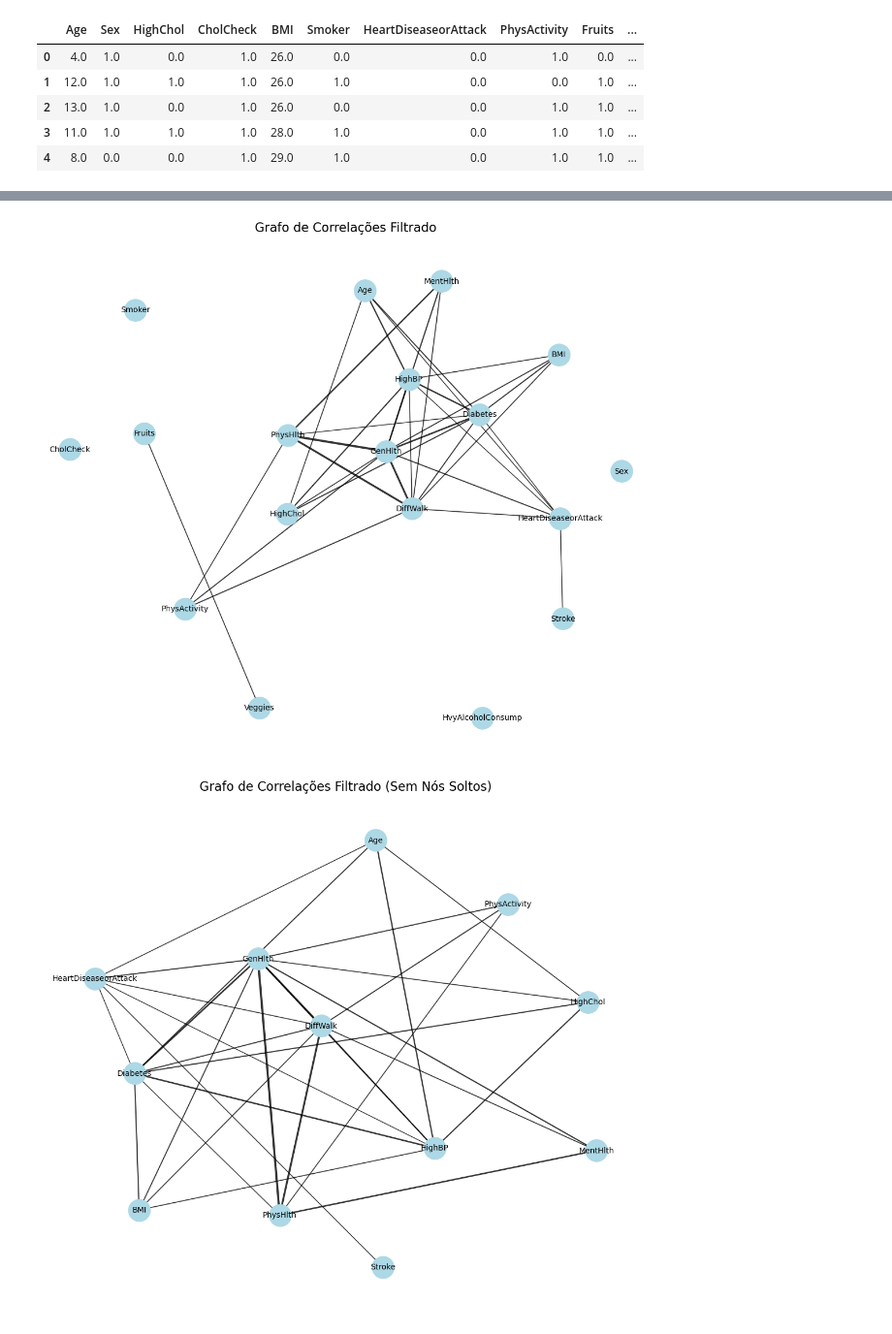
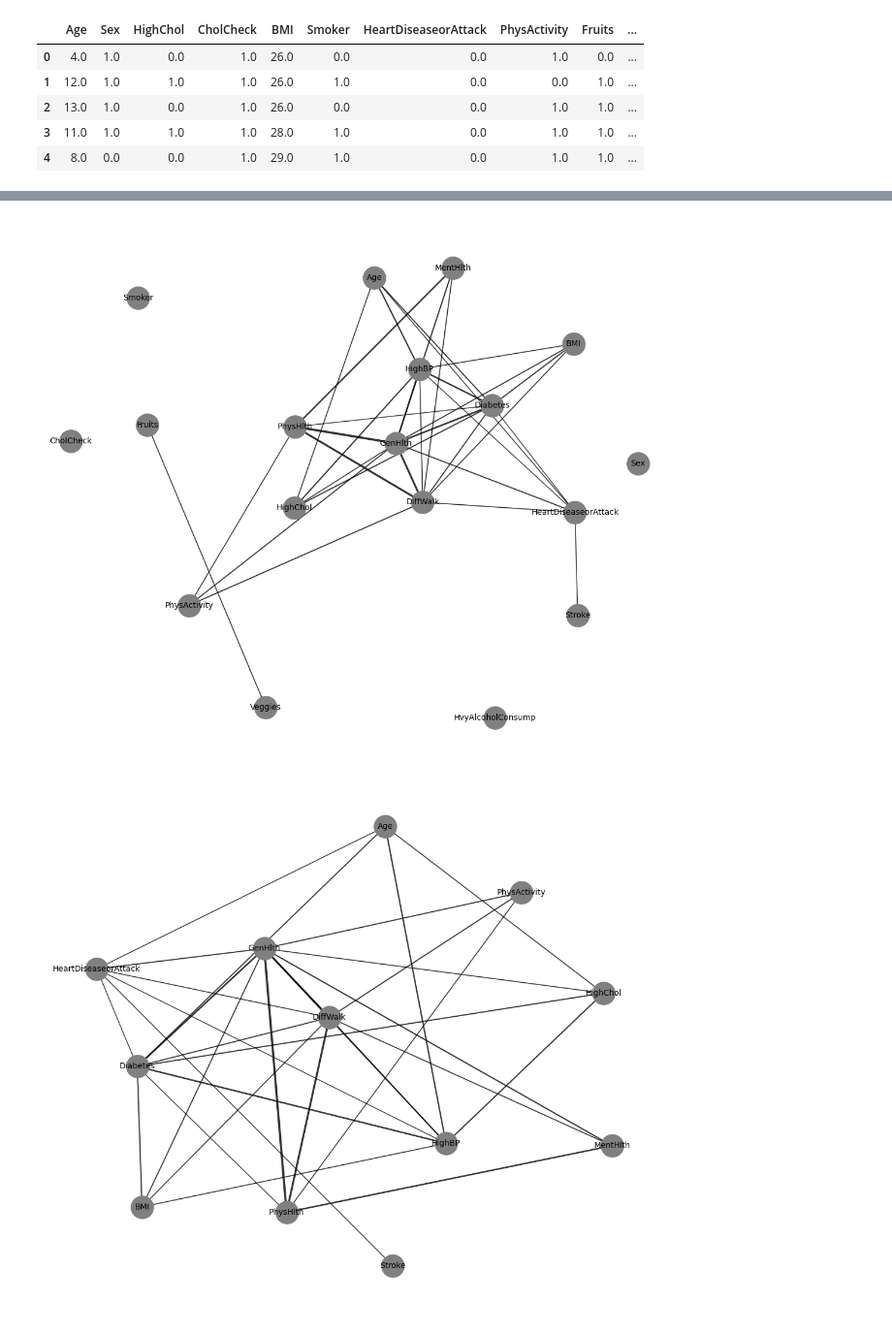
Before and after one commit to EduardoGrillo/Correlacao_De_Matriz, a Jupyter notebook: diabetes.ipynb, the cells around one changed output, grey strips where cells are left out. Shown at 97% size. Drawn from its saved outputs; the diff is of its cells as text; code cells hidden in the pictures.

```diff
--- a/diabetes.ipynb
+++ b/diabetes.ipynb
@@ -5,7 +5,7 @@ import networkx as nx
 import seaborn as sns
 import matplotlib.pyplot as plt
 
-csv_file = "/home/eduardo/Área de trabalho/Trabalho_Final/diabetes_data.csv"
+csv_file = "/home/eduardo/Área de trabalho/Trabalho_Final/data/diabetes_data.csv"
 data = pd.read_csv(csv_file)
 data.head()
 # %% [output]
@@ -82,7 +81,7 @@ nx.draw_networkx_edges(
     alpha=0.8
 )
 
-nx.draw_networkx_nodes(graph, pos, node_size=800, node_color="lightblue")
+nx.draw_networkx_nodes(graph, pos, node_size=800, node_color="gray")
 
 labels = {node: node for node in graph.nodes()}
 nx.draw_networkx_labels(
@@ -90,37 +89,35 @@ nx.draw_networkx_labels(
 )
 
 plt.axis("off")
-plt.title("Grafo de Correlações Filtrado", fontsize=16)
 plt.show()
 # %% [output]
-[figure, old version]
+[figure, new version]
 # %%
 isolated_nodes = list(nx.isolates(graph))
 
 graph.remove_nodes_from(isolated_nodes)
 
 plt.figure(figsize=(14, 12))
 
 graph.remove_nodes_from(["Veggies", "Fruits"])
 
 pos = nx.spring_layout(graph, seed=42, k=1.8)
 edges = graph.edges(data=True)
 
 nx.draw_networkx_edges(
     graph, pos, edgelist=edges,
     width=[d['weight'] * 5 for (_, _, d) in edges],
     alpha=0.8
 )
 
-nx.draw_networkx_nodes(graph, pos, node_size=800, node_color="lightblue")
+nx.draw_networkx_nodes(graph, pos, node_size=800, node_color="gray")
 
 labels = {node: node for node in graph.nodes()}
 nx.draw_networkx_labels(
     graph, pos, labels=labels, font_size=10, font_color="black"
 )
 
 plt.axis("off")
-plt.title("Grafo de Correlações Filtrado (Sem Nós Soltos)", fontsize=16)
 plt.show()
 # %% [output]
-[figure, old version]
+[figure, new version]
```
Also changed, not shown: parts of 3 cells of this notebook, 2 other files.
